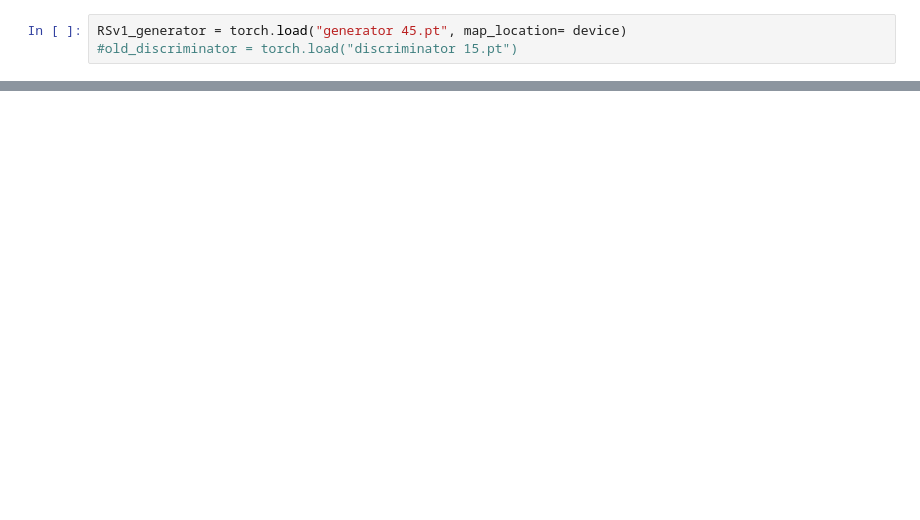
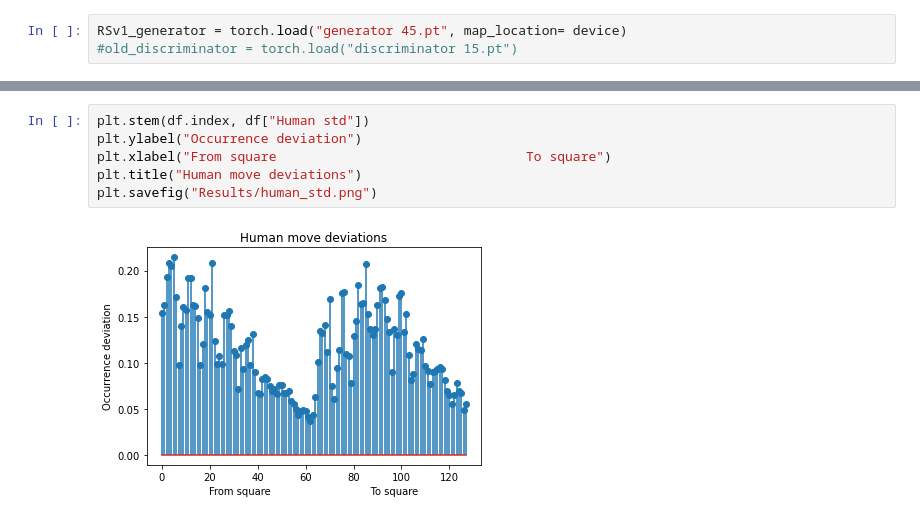
Before and after one commit to OsamaDabb/Chess_anti_cheat, a Jupyter notebook: ReesSaver.ipynb, the cells around one changed output, grey strips where cells are left out. Drawn from its saved outputs; the diff is of its cells as text; blank space fills up the shorter version.

```diff
--- a/ReesSaver.ipynb
+++ b/ReesSaver.ipynb
@@ -594,0 +870,8 @@ engine = chess.engine.SimpleEngine.popen_uci(r"C:\Users\xxxxx\Downloads\stockfis
+# %%
+plt.stem(df.index, df["Human std"])
+plt.ylabel("Occurrence deviation")
+plt.xlabel("From square                                To square")
+plt.title("Human move deviations")
+plt.savefig("Results/human_std.png")
+# %% [output]
+[figure, added]
```
Also changed, not shown: parts of 62 cells of this notebook, 2 other files.
